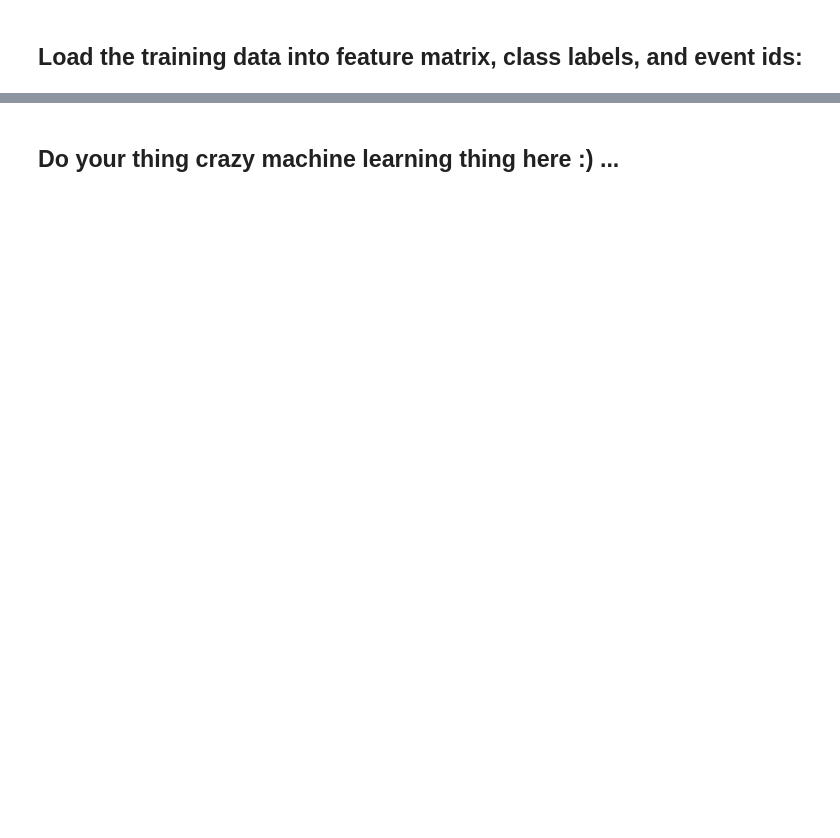
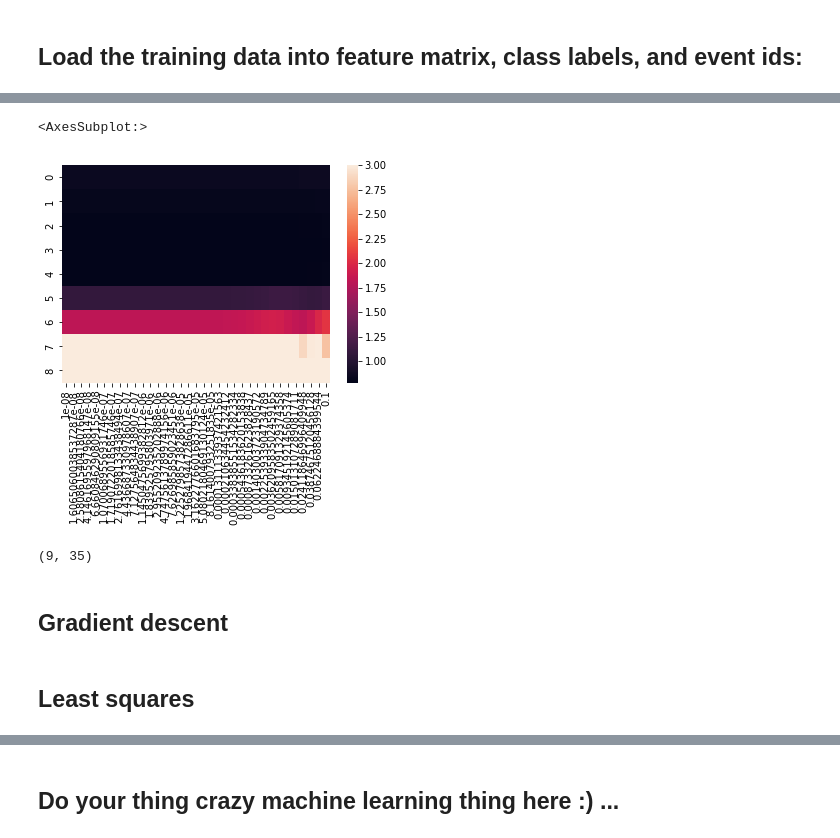
Before and after one commit to CS-433/ml-project-1-pml, a Jupyter notebook: scripts/project1_carlito.ipynb, the cells around one changed output, grey strips where cells are left out. Cells and saved outputs as stored; diff of their text form; code cells hidden in the pictures; blank space fills up the shorter version.

```diff
--- a/scripts/project1_carlito.ipynb
+++ b/scripts/project1_carlito.ipynb
@@ -19,0 +83,9 @@ tX_list, ids_list, y_list = separate_dataset(tX, ids, y)
+# %%
+sns.heatmap(degree_by_lambda, vmax=3, xticklabels=np.logspace(-8, -1, 35))
+# %% [output]
+<AxesSubplot:>
+[figure, added]
+# %%
+np.array(degree_by_lambda).shape
+# %% [output]
+(9, 35)
@@ -19,0 +103,2 @@ tX_list, ids_list, y_list = separate_dataset(tX, ids, y)
+# %% [markdown]
+## Gradient descent
@@ -19,0 +112,2 @@ tX_list, ids_list, y_list = separate_dataset(tX, ids, y)
+# %% [markdown]
+## Least squares
```
Also changed, not shown: parts of 24 cells of this notebook.
